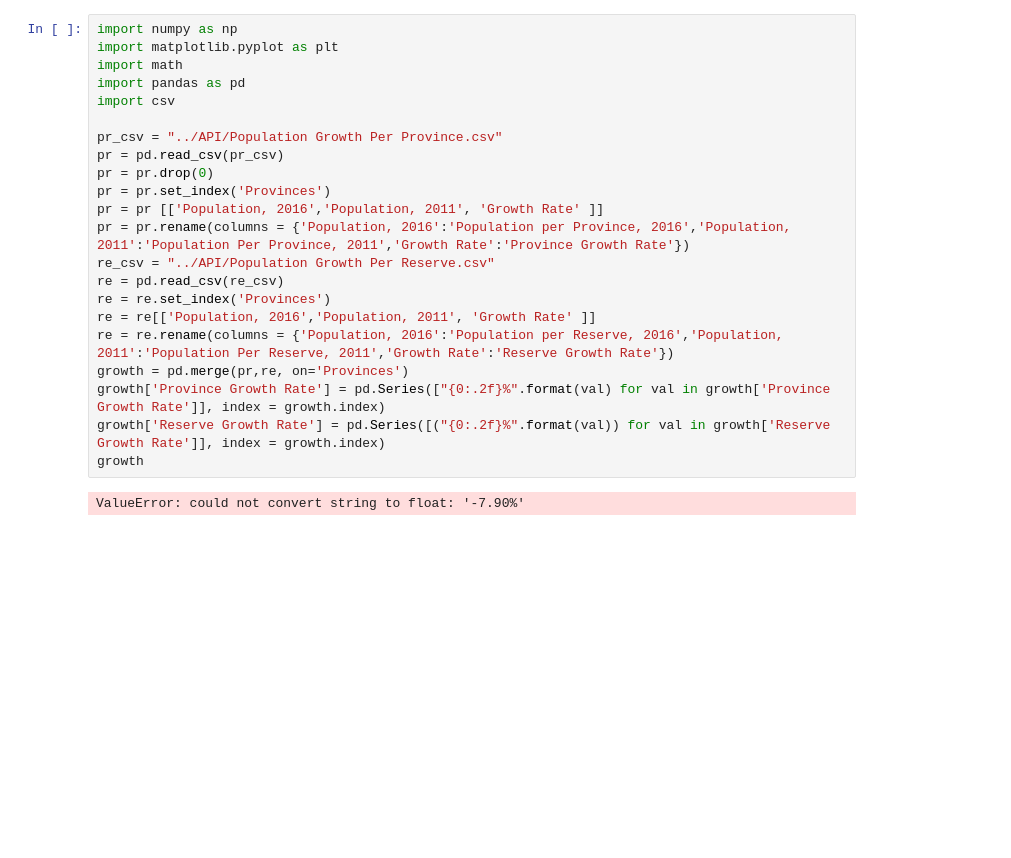
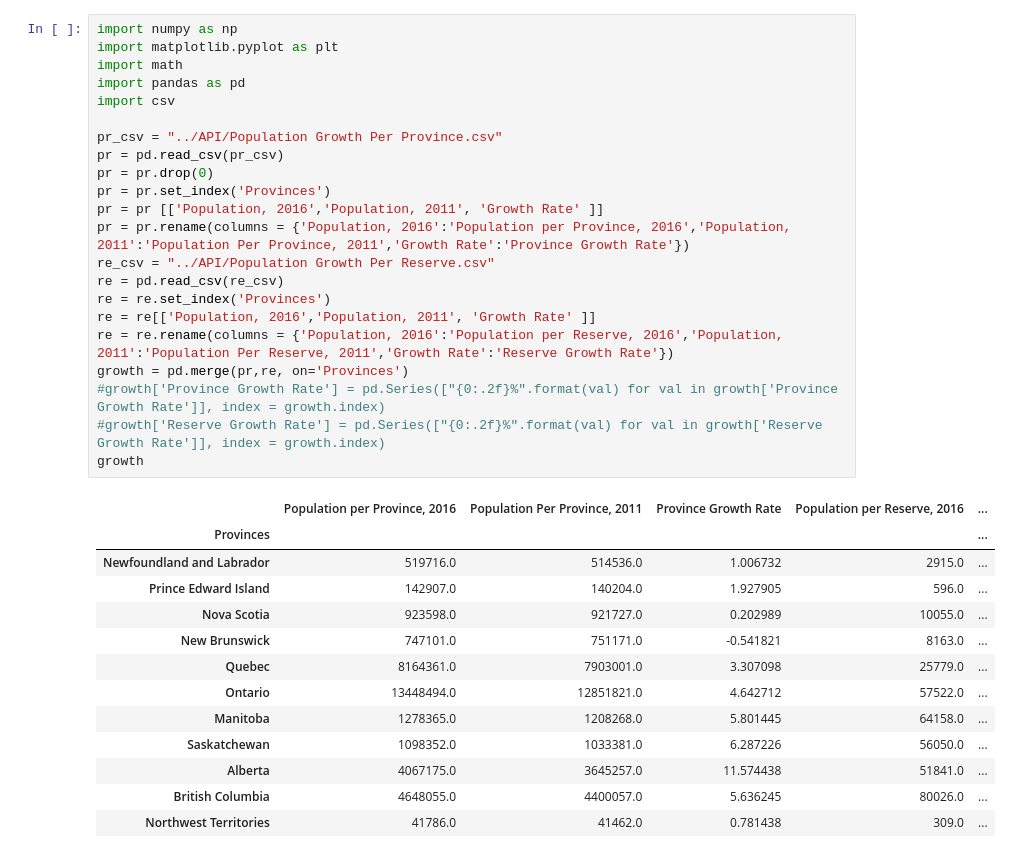
Before and after one commit to elsantonato/07-Project-1, a Jupyter notebook: Input/Growth Table.ipynb, the cells around one changed output. Drawn from its saved outputs; the diff is of its cells as text; blank space fills up the shorter version.

```diff
--- a/Input/Growth Table.ipynb
+++ b/Input/Growth Table.ipynb
@@ -1,27 +1,39 @@
 # %%
 import numpy as np
 import matplotlib.pyplot as plt
 import math
 import pandas as pd
 import csv
 
 pr_csv = "../API/Population Growth Per Province.csv"
 pr = pd.read_csv(pr_csv)
 pr = pr.drop(0)
 pr = pr.set_index('Provinces')
 pr = pr [['Population, 2016','Population, 2011', 'Growth Rate' ]]
 pr = pr.rename(columns = {'Population, 2016':'Population per Province, 2016','Population, 2011':'Population Per Province, 2011','Growth Rate':'Province Growth Rate'})
 re_csv = "../API/Population Growth Per Reserve.csv"
 re = pd.read_csv(re_csv)
 re = re.set_index('Provinces')
 re = re[['Population, 2016','Population, 2011', 'Growth Rate' ]]
 re = re.rename(columns = {'Population, 2016':'Population per Reserve, 2016','Population, 2011':'Population Per Reserve, 2011','Growth Rate':'Reserve Growth Rate'})
 growth = pd.merge(pr,re, on='Provinces')
-growth['Province Growth Rate'] = pd.Series(["{0:.2f}%".format(val) for val in growth['Province Growth Rate']], index = growth.index)
-growth['Reserve Growth Rate'] = pd.Series([("{0:.2f}%".format(val)) for val in growth['Reserve Growth Rate']], index = growth.index)
+#growth['Province Growth Rate'] = pd.Series(["{0:.2f}%".format(val) for val in growth['Province Growth Rate']], index = growth.index)
+#growth['Reserve Growth Rate'] = pd.Series(["{0:.2f}%".format(val) for val in growth['Reserve Growth Rate']], index = growth.index)
 growth
 # %% [output]
-ValueError: could not convert string to float: '-7.90%'
+|  | Population per Province, 2016 | Population Per Province, 2011 | Province Growth Rate | Population per Reserve, 2016 | ... |
+| Provinces |  |  |  |  | ... |
+| Newfoundland and Labrador | 519716.0 | 514536.0 | 1.006732 | 2915.0 | ... |
+| Prince Edward Island | 142907.0 | 140204.0 | 1.927905 | 596.0 | ... |
+| Nova Scotia | 923598.0 | 921727.0 | 0.202989 | 10055.0 | ... |
+| New Brunswick | 747101.0 | 751171.0 | -0.541821 | 8163.0 | ... |
+| Quebec | 8164361.0 | 7903001.0 | 3.307098 | 25779.0 | ... |
+| Ontario | 13448494.0 | 12851821.0 | 4.642712 | 57522.0 | ... |
+| Manitoba | 1278365.0 | 1208268.0 | 5.801445 | 64158.0 | ... |
+| Saskatchewan | 1098352.0 | 1033381.0 | 6.287226 | 56050.0 | ... |
+| Alberta | 4067175.0 | 3645257.0 | 11.574438 | 51841.0 | ... |
+| British Columbia | 4648055.0 | 4400057.0 | 5.636245 | 80026.0 | ... |
+| Northwest Territories | 41786.0 | 41462.0 | 0.781438 | 309.0 | ... |
 # %%
 growth = growth.sort_values(by=['Provinces'])
 g = growth['Reserve Growth Rate'].plot(kind='bar')
```
Also changed, not shown: parts of 2 cells of this notebook, 31 other files.
